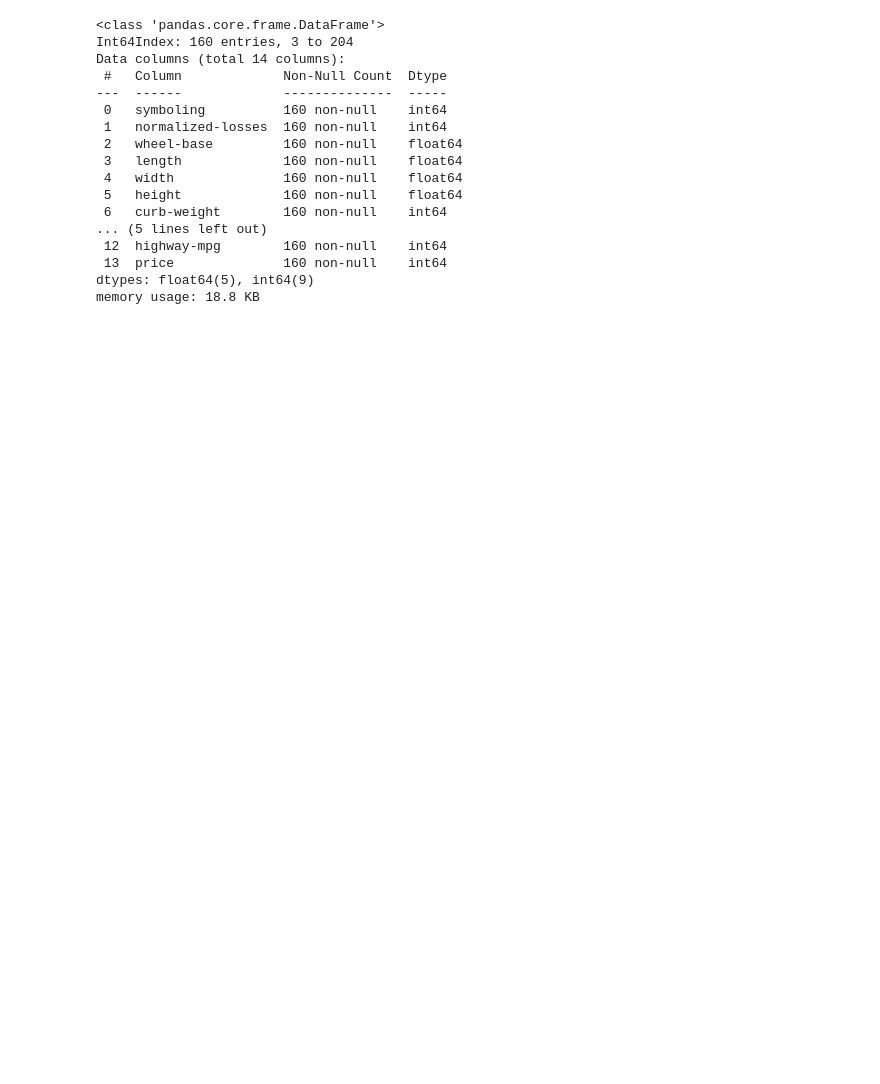
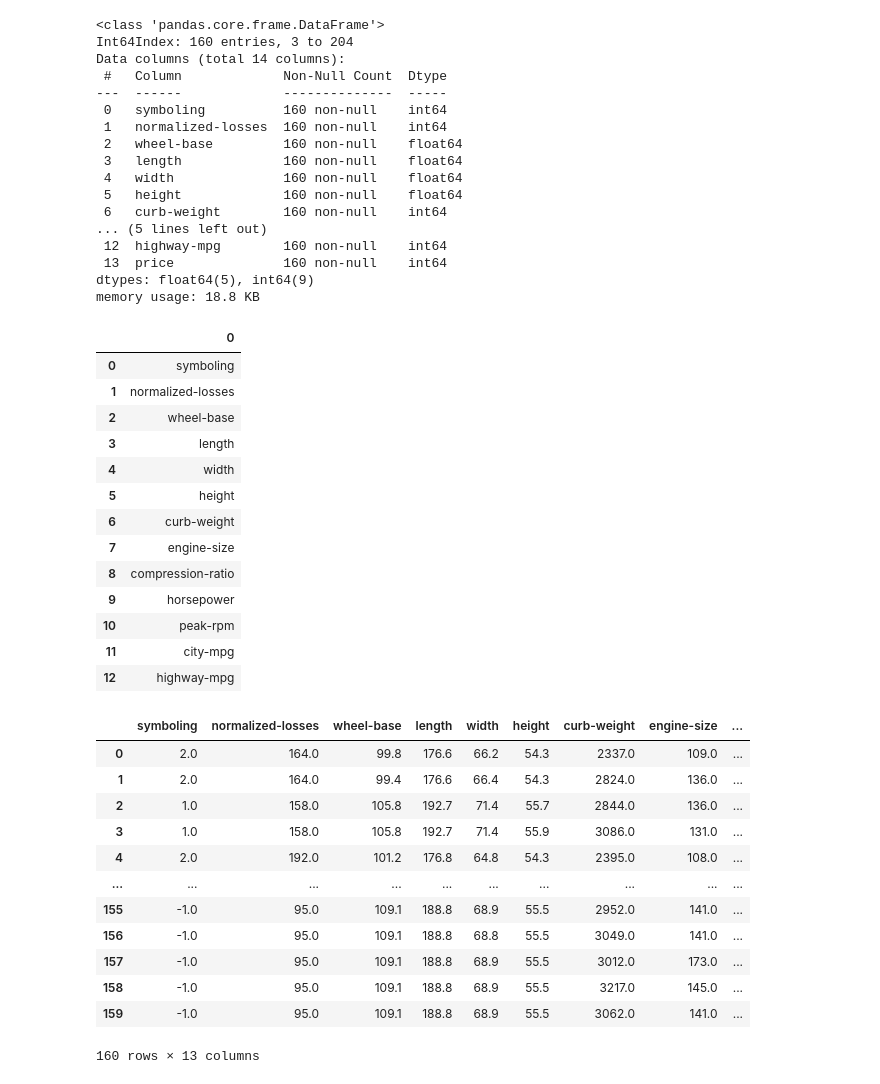
Before and after one commit to Nerdan0/DataScienceCourse, a Jupyter notebook: DS_lab_3/DS_lab_3.ipynb, the cells around one changed output. Saved outputs shown, nothing was run; the diff lists cells and outputs as text; code cells hidden in the pictures; blank space fills up the shorter version.

```diff
--- a/DS_lab_3/DS_lab_3.ipynb
+++ b/DS_lab_3/DS_lab_3.ipynb
@@ -452,3 +439,38 @@ Data columns (total 14 columns):
  13  price              160 non-null    int64
 dtypes: float64(5), int64(9)
 memory usage: 18.8 KB
+# %%
+columns_numerical = feature_numerical_data.columns
+sel = VarianceThreshold(0.5)
+selected_data = sel.fit_transform(feature_numerical_data.drop(["price"], axis=1), feature_numerical_data["price"])
+selected_features = sel.get_feature_names_out(columns_numerical[:len(columns_numerical) - 1])
+display(pd.DataFrame(selected_features))
+display(pd.DataFrame(selected_data, columns=selected_features))
+# %% [output]
+|  | 0 |
+| 0 | symboling |
+| 1 | normalized-losses |
+| 2 | wheel-base |
+| 3 | length |
+| 4 | width |
+| 5 | height |
+| 6 | curb-weight |
+| 7 | engine-size |
+| 8 | compression-ratio |
+| 9 | horsepower |
+| 10 | peak-rpm |
+| 11 | city-mpg |
+| 12 | highway-mpg |
+|  | symboling | normalized-losses | wheel-base | length | width | height | curb-weight | engine-size | ... |
+| 0 | 2.0 | 164.0 | 99.8 | 176.6 | 66.2 | 54.3 | 2337.0 | 109.0 | ... |
+| 1 | 2.0 | 164.0 | 99.4 | 176.6 | 66.4 | 54.3 | 2824.0 | 136.0 | ... |
+| 2 | 1.0 | 158.0 | 105.8 | 192.7 | 71.4 | 55.7 | 2844.0 | 136.0 | ... |
+| 3 | 1.0 | 158.0 | 105.8 | 192.7 | 71.4 | 55.9 | 3086.0 | 131.0 | ... |
+| 4 | 2.0 | 192.0 | 101.2 | 176.8 | 64.8 | 54.3 | 2395.0 | 108.0 | ... |
+| ... | ... | ... | ... | ... | ... | ... | ... | ... | ... |
+| 155 | -1.0 | 95.0 | 109.1 | 188.8 | 68.9 | 55.5 | 2952.0 | 141.0 | ... |
+| 156 | -1.0 | 95.0 | 109.1 | 188.8 | 68.8 | 55.5 | 3049.0 | 141.0 | ... |
+| 157 | -1.0 | 95.0 | 109.1 | 188.8 | 68.9 | 55.5 | 3012.0 | 173.0 | ... |
+| 158 | -1.0 | 95.0 | 109.1 | 188.8 | 68.9 | 55.5 | 3217.0 | 145.0 | ... |
+| 159 | -1.0 | 95.0 | 109.1 | 188.8 | 68.9 | 55.5 | 3062.0 | 141.0 | ... |
+160 rows × 13 columns
```
Also changed, not shown: parts of 11 cells of this notebook, 4 other files.
